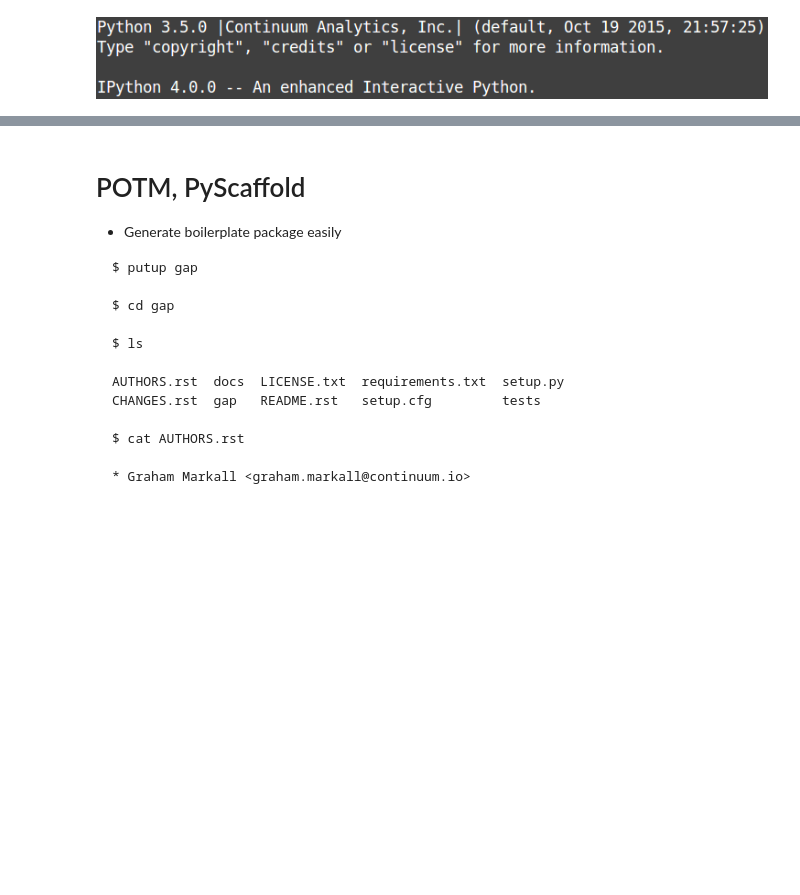
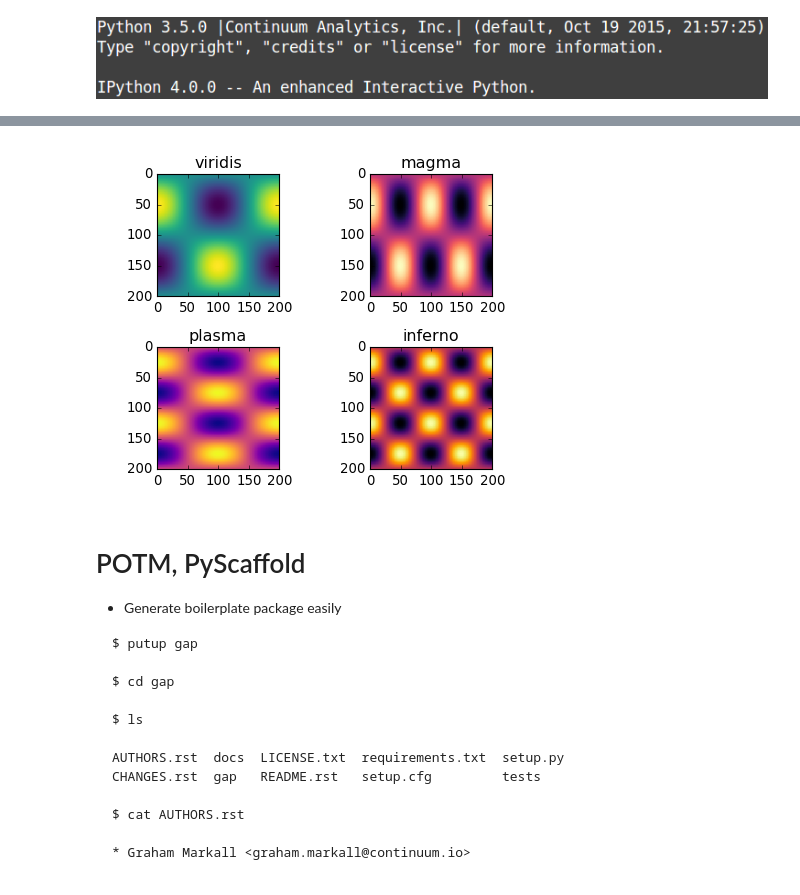
Before and after one commit to PyDataLondon/News, a Jupyter notebook: 2015-11-03_PyData-News_November_2015/PyData London News - November 2015.ipynb, the cells around one changed output, grey strips where cells are left out. Cells and saved outputs as stored; diff of their text form; code cells hidden in the pictures; blank space fills up the shorter version.

```diff
--- a/2015-11-03_PyData-News_November_2015/PyData London News - November 2015.ipynb
+++ b/2015-11-03_PyData-News_November_2015/PyData London News - November 2015.ipynb
@@ -62,3 +62,7 @@ Image(filename='images/python35_ipython.png')
+# %%
+Image(filename='images/colormaps.png')
+# %% [output]
+[figure, added]
 # %% [markdown]
 # POTM, PyScaffold
 
```
Also changed, not shown: parts of 9 cells of this notebook, 1 other file.
